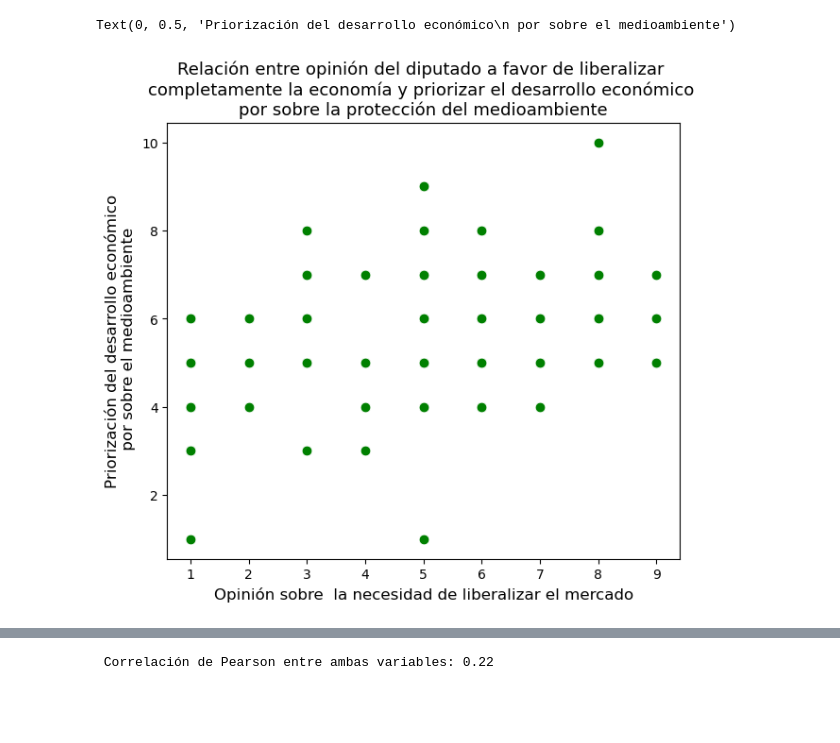
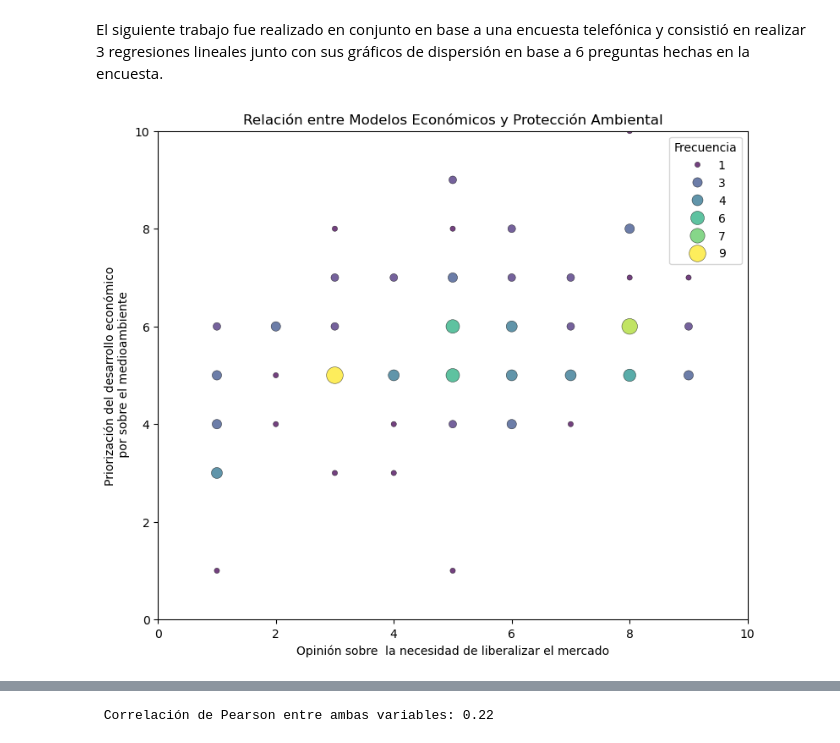
Before and after one commit to Sajerez/Portfolio, a Jupyter notebook: Regresión Lineal/Tp-RLS.ipynb, the cells around one changed output, grey strips where cells are left out. Saved outputs shown, nothing was run; the diff lists cells and outputs as text; code cells hidden in the pictures; blank space fills up the shorter version.

Commit message:
Corrección regresión lineal

```diff
--- a/Regresión Lineal/Tp-RLS.ipynb
+++ b/Regresión Lineal/Tp-RLS.ipynb
@@ -1,15 +1,25 @@
+# %% [markdown]
+El siguiente trabajo fue realizado en conjunto en base a una encuesta telefónica y consistió en realizar 3 regresiones lineales junto con sus gráficos de dispersión en base a 6 preguntas hechas en la encuesta.
 # %%
 #Regresion lineal simple 1
 import pyreadstat
 import pandas as pd
 import numpy as np
-import os
 import statsmodels.api as sm
 import seaborn as sns
 import matplotlib.pyplot as plt
+import requests
+from io import BytesIO
+from collections import Counter
+import statsmodels.api as sm
 
-os.chdir("C:/Users/Santiago/Documents/Ciencia Politica/Metodología de la Opinión Pública Olego/Trabajo/Regresión lineal")
-df_diputados, meta=pyreadstat.read_sav("BASEDATOS_ARGENTINA_122_ .sav")
+url='https://github.com/Sajerez/Portfolio/raw/refs/heads/main/Regresi%C3%B3n%20Lineal/BASEDATOS_ARGENTINA_122_%20.sav'
+response = requests.get(url)
+response.raise_for_status()
+with open('BASEDATOS_ARGENTINA_122_%20.sav', 'wb') as f:
+    f.write(response.content)
+
+df_diputados, meta = pyreadstat.read_sav('BASEDATOS_ARGENTINA_122_%20.sav')
 dataframe= pd.DataFrame(df_diputados)
 # %%
 #Limpiamos el dataframe
@@ -20,15 +30,26 @@ dataframe= dataframe.loc[~((dataframe["CLIMA201"]==99)|(dataframe["EM101"]==99))
 # %%
 #Definimos las variables
 variableX= "EM101" #Diyuntiva sobre modelos económicos de regulación: donde "1" es una economía regulada completamente por el Estado y "10" es la máxima liberalizaciónm del mercado
 variableY= "CLIMA201" #Disyuntiva entre protección al medio ambiente y al desarrollo económico, donde "1" significa priorizar la protección al medioambiente y "10" al desarrollo económico
+points = list(zip(dataframe[variableX], dataframe[variableY]))
+counts = Counter(points)
+freq_data = pd.DataFrame({
+    variableX: [p[0] for p in counts.keys()],
+    variableY: [p[1] for p in counts.keys()],
+    "size": [counts[p] for p in counts.keys()]
+})
 
-#Hacemos el gráfico de dispersión
-plt.figure(figsize=(7,6))  #El gráfico tendrá un ancho de 7 pulgadas y una altura de 6 pulgadas
-sns.scatterplot(data=dataframe, x=variableX, y=variableY, s=60, color= "green")
-plt.title ("Relación entre opinión del diputado a favor de liberalizar \ncompletamente la economía y priorizar el desarrollo económico \npor sobre la protección del medioambiente", fontsize= 13) #Personalizamos el gráfico
-plt.xlabel("Opinión sobre  la necesidad de liberalizar el mercado", fontsize= 12)
-plt.ylabel("Priorización del desarrollo económico\n por sobre el medioambiente", fontsize= 12)
+plt.figure(figsize=(9, 7.5))
+sns.scatterplot(data=freq_data, x=variableX, y=variableY, size="size", hue="size",
+                palette="viridis", sizes=(20, 200), edgecolor="black", alpha=0.75, )
+
+plt.title("Relación entre Modelos Económicos y Protección Ambiental", fontsize=12)
+plt.xlabel("Opinión sobre  la necesidad de liberalizar el mercado")
+plt.ylabel("Priorización del desarrollo económico\n por sobre el medioambiente")
+plt.ylim(0, 10)
+plt.xlim(0, 10)
+plt.legend(title="Frecuencia", loc="upper right")
+plt.show()
 # %% [output]
-Text(0, 0.5, 'Priorización del desarrollo económico\n por sobre el medioambiente')
-[figure, old version]
+[figure, new version]
 # %%
```
Also changed, not shown: parts of 13 cells of this notebook.
